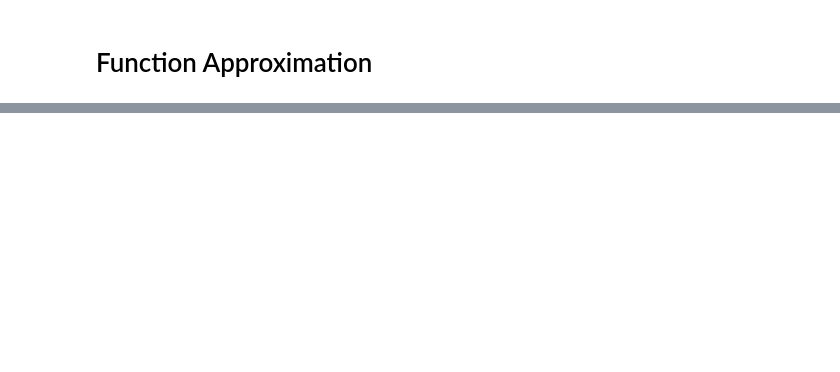
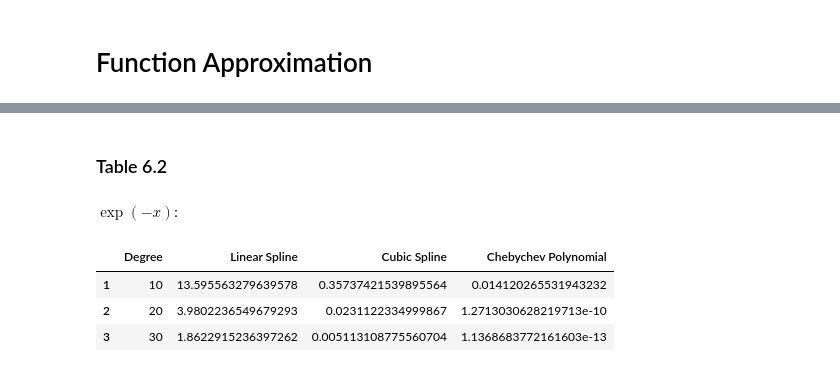
Before and after one commit to OyamaZemi/exercises2016, a Jupyter notebook: ex06/basis_matrices_demo.ipynb, the cells around one changed output, grey strips where cells are left out. Saved outputs shown, nothing was run; the diff lists cells and outputs as text; code cells hidden in the pictures; blank space fills up the shorter version.

```diff
--- a/ex06/basis_matrices_demo.ipynb
+++ b/ex06/basis_matrices_demo.ipynb
@@ -83,0 +125,5 @@ plot(xgrid, ys, layout=m, ylims=ylims, leg=false)
+# %%
+a, b = -5, 5
+x = collect(linspace(a, b, 1001))
+degrees = [10, 20, 30]
+errors = Array(Float64, (3, 3, 3));
@@ -83,0 +147,26 @@ plot(xgrid, ys, layout=m, ylims=ylims, leg=false)
+# %%
+method = 3  # Chebychev Polynomial
+for (j, degree) in enumerate(degrees)
+    basis = Basis(ChebParams(degree, a, b))
+    S, (xgrid,) = nodes(basis)
+    Phi = BasisMatrix(basis, Expanded(), S, 0)
+    for (i, func) in enumerate([f_1, f_2, f_3])
+        y = func(xgrid)
+        c = Phi.vals[1] \ y
+        interp = funeval(c, basis, x)
+        errors[i, j, method] = maxabs(interp - func(x))
+    end
+end
+# %% [markdown]
+### Table 6.2
+# %%
+col_names = map(Symbol, ["Degree", "Linear Spline", "Cubic Spline", "Chebychev Polynomial"]);
+# %% [markdown]
+$\exp(-x)$:
+# %%
+df = DataFrame(vcat(Any[degrees], Any[errors[1, :, method] for method in 1:3]), col_names)
+# %% [output]
+|  | Degree | Linear Spline | Cubic Spline | Chebychev Polynomial |
+| 1 | 10 | 13.595563279639578 | 0.35737421539895564 | 0.014120265531943232 |
+| 2 | 20 | 3.9802236549679293 | 0.0231122334999867 | 1.2713030628219713e-10 |
+| 3 | 30 | 1.8622915236397262 | 0.005113108775560704 | 1.1368683772161603e-13 |
```
Also changed, not shown: parts of 57 cells of this notebook.
